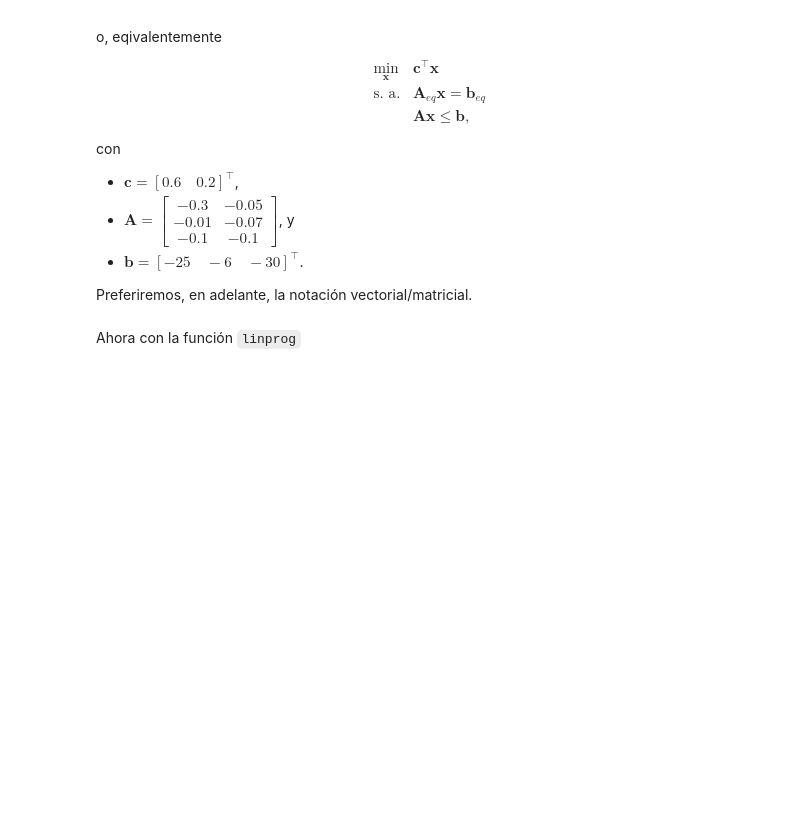
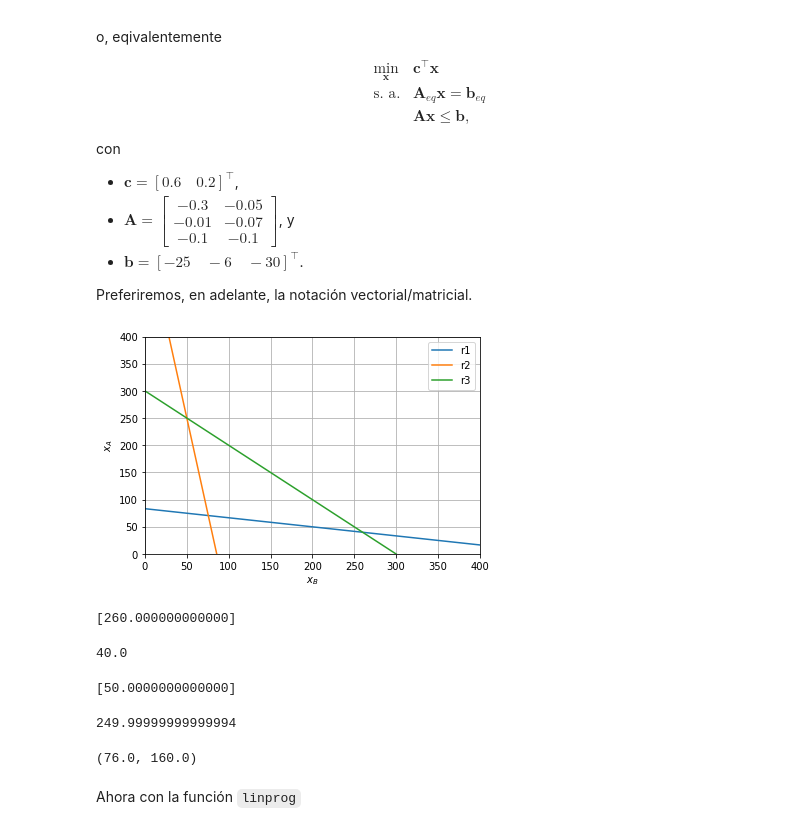
Before and after one commit to jorgegrgr/SimMat2020P, a Jupyter notebook: Optimización/Programación lineal.ipynb, the cells around one changed output. Cells and saved outputs as stored; diff of their text form; code cells hidden in the pictures; blank space fills up the shorter version.

```diff
--- a/Optimización/Programación lineal.ipynb
+++ b/Optimización/Programación lineal.ipynb
@@ -91,3 +83,63 @@ Preferiremos, en adelante, la notación vectorial/matricial.
+# %%
+# Importat numpy y matplotlib.pyplot
+import numpy as np
+import matplotlib.pyplot as plt
+
+%matplotlib inline
+
+# Definir funciones de restricción y de costo
+def r1(xB):
+    return (-25+0.05*xB)/-0.3
+
+def r2(xB):
+    return (-6+0.07*xB)/-0.01
+
+def r3(xB):
+    return (-30+0.1*xB)/-0.1
+
+# Graficar
+xB=np.linspace(0,400,1000)
+plt.plot(xB,r1(xB),label='r1') # Se etiqueta cada restricción
+plt.plot(xB,r2(xB),label='r2')
+plt.plot(xB,r3(xB),label='r3')
+plt.legend(loc='best')         # Comando para mostrar el cuadro de etiquetas
+plt.xlabel('$x_B$')            # Se etiqueta el eje 'x' como xB
+plt.ylabel('$x_A$')
+plt.axis([0,400,0,400])        # Se recortan los ejes
+plt.grid()
+# %% [output]
+[figure, added]
+# %%
+# Encontramos el cruce entre r1 y r3
+import sympy as sp
+
+sp.var('x',real=True)
+xB1=sp.solve(r1(x)-r3(x),x)
+xB1
+# %% [output]
+[260.000000000000]
+# %%
+r1(260)
+# %% [output]
+40.0
+# %%
+# Encontramos el cruce entre r2 y r3
+xB2=sp.solve(r2(x)-r3(x),x)
+xB2
+# %% [output]
+[50.0000000000000]
+# %%
+r2(50)
+# %% [output]
+249.99999999999994
+# %%
+# Evaluar las posibles soluciones en la función objetivo
+def obj(xA,xB):
+    return 0.6*xA+0.2*xB
+
+obj(40,260),obj(250,50)
+# %% [output]
+(76.0, 160.0)
 # %% [markdown]
 Ahora con la función `linprog`
 # %% [markdown]
```
Also changed, not shown: parts of 11 cells of this notebook.
